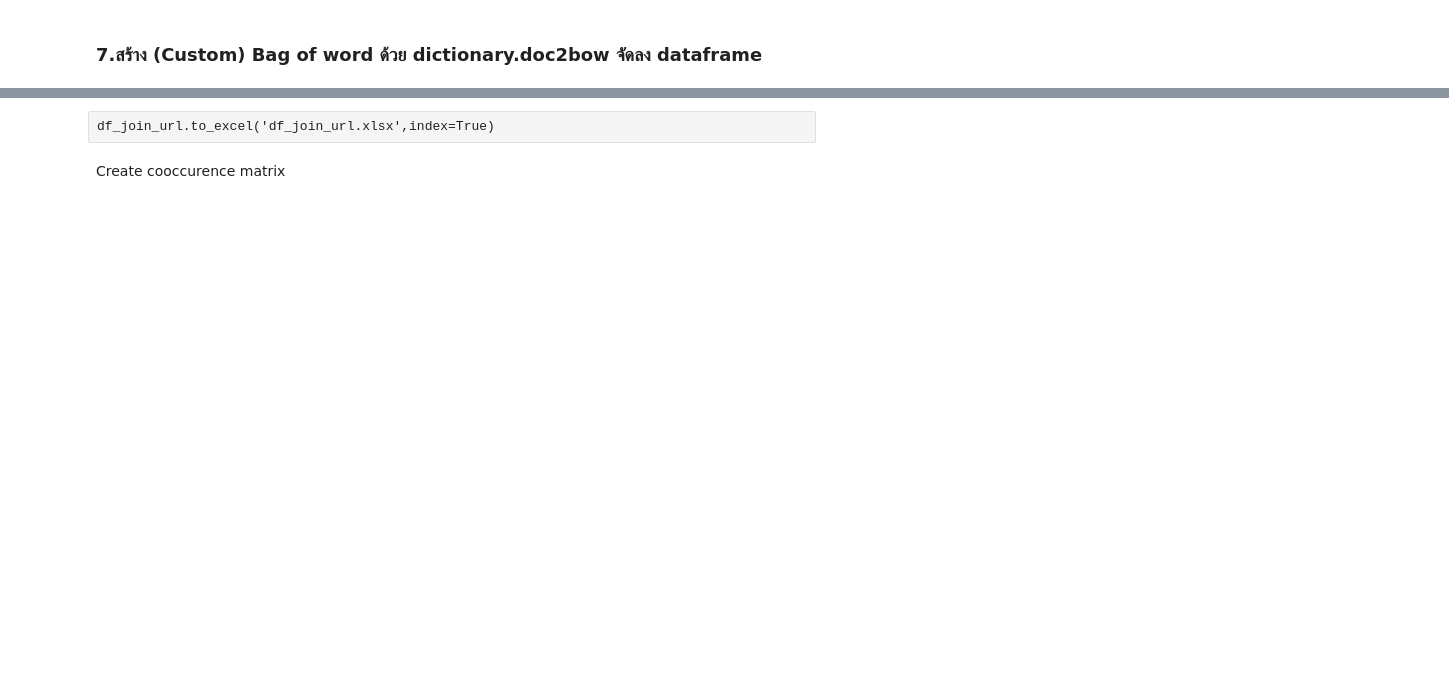
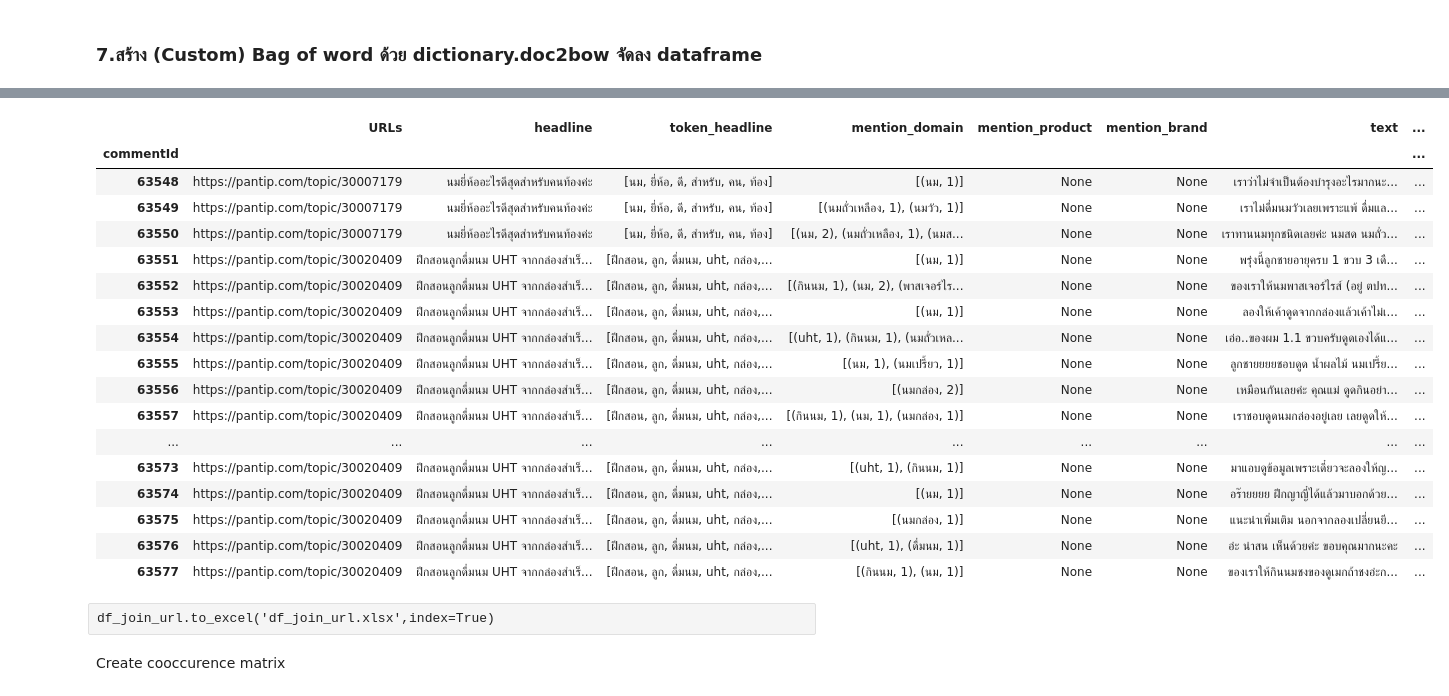
Before and after one commit to pacharapol4066/Product-Position-SNA, a Jupyter notebook: EDA_Token_CoocMat_MongoDB_FineTune1.ipynb, the cells around one changed output, grey strips where cells are left out. Cells and saved outputs as stored; diff of their text form; code cells hidden in the pictures; blank space fills up the shorter version.

```diff
--- a/EDA_Token_CoocMat_MongoDB_FineTune1.ipynb
+++ b/EDA_Token_CoocMat_MongoDB_FineTune1.ipynb
@@ -638,3 +758,57 @@ df_join_url.head()
+# %%
+for i,e in enumerate(df_join_url.index,0):
+    if (len(df_join_url.t_mention_dairy.iloc[i]) > 0) & (len(df_join_url.cmt_mention_dairy.iloc[i]) > 0):         # 1.
+        df_join_url['mention_domain'].iloc[i] = df_join_url.cmt_mention_dairy.iloc[i]
+    elif  (len(df_join_url.t_mention_dairy.iloc[i]) > 0) & (len(df_join_url.cmt_mention_dairy.iloc[i]) == 0):  # 2.
+        df_join_url['mention_domain'].iloc[i] = df_join_url.t_mention_dairy.iloc[i]
+    elif  (len(df_join_url.t_mention_dairy.iloc[i]) == 0) & (len(df_join_url.cmt_mention_dairy.iloc[i]) > 0):  # 3.
+        df_join_url['mention_domain'].iloc[i] = df_join_url.cmt_mention_dairy.iloc[i]
+    else:
+        df_join_url['mention_domain'].iloc[i] = None
+# %%
+for i,e in enumerate(df_join_url.index,0):
+    if (len(df_join_url.t_mention_brand.iloc[i]) > 0) & (len(df_join_url.cmt_mention_brand.iloc[i]) > 0):         # 1.
+        df_join_url['mention_brand'].iloc[i] = df_join_url.cmt_mention_brand.iloc[i]
+    elif  (len(df_join_url.t_mention_brand.iloc[i]) > 0) & (len(df_join_url.cmt_mention_brand.iloc[i]) == 0):  # 2.
+        df_join_url['mention_brand'].iloc[i] = df_join_url.t_mention_brand.iloc[i]
+    elif  (len(df_join_url.t_mention_brand.iloc[i]) == 0) & (len(df_join_url.cmt_mention_brand.iloc[i]) > 0):  # 3.
+        df_join_url['mention_brand'].iloc[i] = df_join_url.cmt_mention_brand.iloc[i]
+    else:
+        df_join_url['mention_brand'].iloc[i] = None
+# %%
+for i,e in enumerate(df_join_url.index,0):
+    if (len(df_join_url.t_mention_product.iloc[i]) > 0) & (len(df_join_url.cmt_mention_product.iloc[i]) > 0):         # 1.
+        df_join_url['mention_product'].iloc[i] = df_join_url.cmt_mention_product.iloc[i]
+    elif  (len(df_join_url.t_mention_product.iloc[i]) > 0) & (len(df_join_url.cmt_mention_product.iloc[i]) == 0):  # 2.
+        df_join_url['mention_product'].iloc[i] = df_join_url.t_mention_product.iloc[i]
+    elif  (len(df_join_url.t_mention_product.iloc[i]) == 0) & (len(df_join_url.cmt_mention_product.iloc[i]) > 0):  # 3.
+        df_join_url['mention_product'].iloc[i] = df_join_url.cmt_mention_product.iloc[i]
+    else:
+        df_join_url['mention_product'].iloc[i] = None
+# %%
+df_join_url.drop(columns=['t_mention_dairy','t_mention_product','t_mention_brand'
+                          ,'cmt_mention_dairy','cmt_mention_product','cmt_mention_brand'],inplace=True)
+# %%
+df_join_url.tail(30)
+# %% [output]
+|  | URLs | headline | token_headline | mention_domain | mention_product | mention_brand | text | ... |
+| commentId |  |  |  |  |  |  |  | ... |
+| 63548 | https://pantip.com/topic/30007179 | นมยี่ห้ออะไรดีสุดสำหรับคนท้องค่ะ | [นม, ยี่ห้อ, ดี, สำหรับ, คน, ท้อง] | [(นม, 1)] | None | None | เราว่าไม่จำเป็นต้องบำรุงอะไรมากนะ... | ... |
+| 63549 | https://pantip.com/topic/30007179 | นมยี่ห้ออะไรดีสุดสำหรับคนท้องค่ะ | [นม, ยี่ห้อ, ดี, สำหรับ, คน, ท้อง] | [(นมถั่วเหลือง, 1), (นมวัว, 1)] | None | None | เราไม่ดื่มนมวัวเลยเพราะแพ้ ดื่มแล... | ... |
+| 63550 | https://pantip.com/topic/30007179 | นมยี่ห้ออะไรดีสุดสำหรับคนท้องค่ะ | [นม, ยี่ห้อ, ดี, สำหรับ, คน, ท้อง] | [(นม, 2), (นมถั่วเหลือง, 1), (นมส... | None | None | เราทานนมทุกชนิดเลยค่ะ นมสด นมถั่ว... | ... |
+| 63551 | https://pantip.com/topic/30020409 | ฝึกสอนลูกดื่มนม UHT จากกล่องสำเร็... | [ฝึกสอน, ลูก, ดื่มนม, uht, กล่อง,... | [(นม, 1)] | None | None | พรุ่งนี้ลูกชายอายุครบ 1 ขวบ 3 เดื... | ... |
+| 63552 | https://pantip.com/topic/30020409 | ฝึกสอนลูกดื่มนม UHT จากกล่องสำเร็... | [ฝึกสอน, ลูก, ดื่มนม, uht, กล่อง,... | [(กินนม, 1), (นม, 2), (พาสเจอร์ไร... | None | None | ของเราให้นมพาสเจอร์ไรส์ (อยู่ ตปท... | ... |
+| 63553 | https://pantip.com/topic/30020409 | ฝึกสอนลูกดื่มนม UHT จากกล่องสำเร็... | [ฝึกสอน, ลูก, ดื่มนม, uht, กล่อง,... | [(นม, 1)] | None | None | ลองให้เค้าดูดจากกล่องแล้วเค้าไม่เ... | ... |
+| 63554 | https://pantip.com/topic/30020409 | ฝึกสอนลูกดื่มนม UHT จากกล่องสำเร็... | [ฝึกสอน, ลูก, ดื่มนม, uht, กล่อง,... | [(uht, 1), (กินนม, 1), (นมถั่วเหล... | None | None | เอ่อ..ของผม 1.1 ขวบครับดูดเองได้แ... | ... |
+| 63555 | https://pantip.com/topic/30020409 | ฝึกสอนลูกดื่มนม UHT จากกล่องสำเร็... | [ฝึกสอน, ลูก, ดื่มนม, uht, กล่อง,... | [(นม, 1), (นมเปรี้ยว, 1)] | None | None | ลูกชายยยยชอบดูด น้ำผลไม้ นมเปรี้ย... | ... |
+| 63556 | https://pantip.com/topic/30020409 | ฝึกสอนลูกดื่มนม UHT จากกล่องสำเร็... | [ฝึกสอน, ลูก, ดื่มนม, uht, กล่อง,... | [(นมกล่อง, 2)] | None | None | เหมือนกันเลยค่ะ คุณแม่ ดูดกินอย่า... | ... |
+| 63557 | https://pantip.com/topic/30020409 | ฝึกสอนลูกดื่มนม UHT จากกล่องสำเร็... | [ฝึกสอน, ลูก, ดื่มนม, uht, กล่อง,... | [(กินนม, 1), (นม, 1), (นมกล่อง, 1)] | None | None | เราชอบดูดนมกล่องอยู่เลย เลยดูดให้... | ... |
+| ... | ... | ... | ... | ... | ... | ... | ... | ... |
+| 63573 | https://pantip.com/topic/30020409 | ฝึกสอนลูกดื่มนม UHT จากกล่องสำเร็... | [ฝึกสอน, ลูก, ดื่มนม, uht, กล่อง,... | [(uht, 1), (กินนม, 1)] | None | None | มาแอบดูข้อมูลเพราะเดี๋ยวจะลองให้ญ... | ... |
+| 63574 | https://pantip.com/topic/30020409 | ฝึกสอนลูกดื่มนม UHT จากกล่องสำเร็... | [ฝึกสอน, ลูก, ดื่มนม, uht, กล่อง,... | [(นม, 1)] | None | None | อร๊ายยยย ฝึกญาญี๋ได้แล้วมาบอกด้วย... | ... |
+| 63575 | https://pantip.com/topic/30020409 | ฝึกสอนลูกดื่มนม UHT จากกล่องสำเร็... | [ฝึกสอน, ลูก, ดื่มนม, uht, กล่อง,... | [(นมกล่อง, 1)] | None | None | แนะนำเพิ่มเติม นอกจากลองเปลี่ยนยี... | ... |
+| 63576 | https://pantip.com/topic/30020409 | ฝึกสอนลูกดื่มนม UHT จากกล่องสำเร็... | [ฝึกสอน, ลูก, ดื่มนม, uht, กล่อง,... | [(uht, 1), (ดื่มนม, 1)] | None | None | อ่ะ น่าสน เห็นด้วยค่ะ ขอบคุณมากนะคะ | ... |
+| 63577 | https://pantip.com/topic/30020409 | ฝึกสอนลูกดื่มนม UHT จากกล่องสำเร็... | [ฝึกสอน, ลูก, ดื่มนม, uht, กล่อง,... | [(กินนม, 1), (นม, 1)] | None | None | ของเราให้กินนมชงของดูเมกถ้าชงอ่ะก... | ... |
 # %% [raw]
 df_join_url.to_excel('df_join_url.xlsx',index=True)
 # %% [markdown]
```
Also changed, not shown: parts of 84 cells of this notebook, 5 other files.
